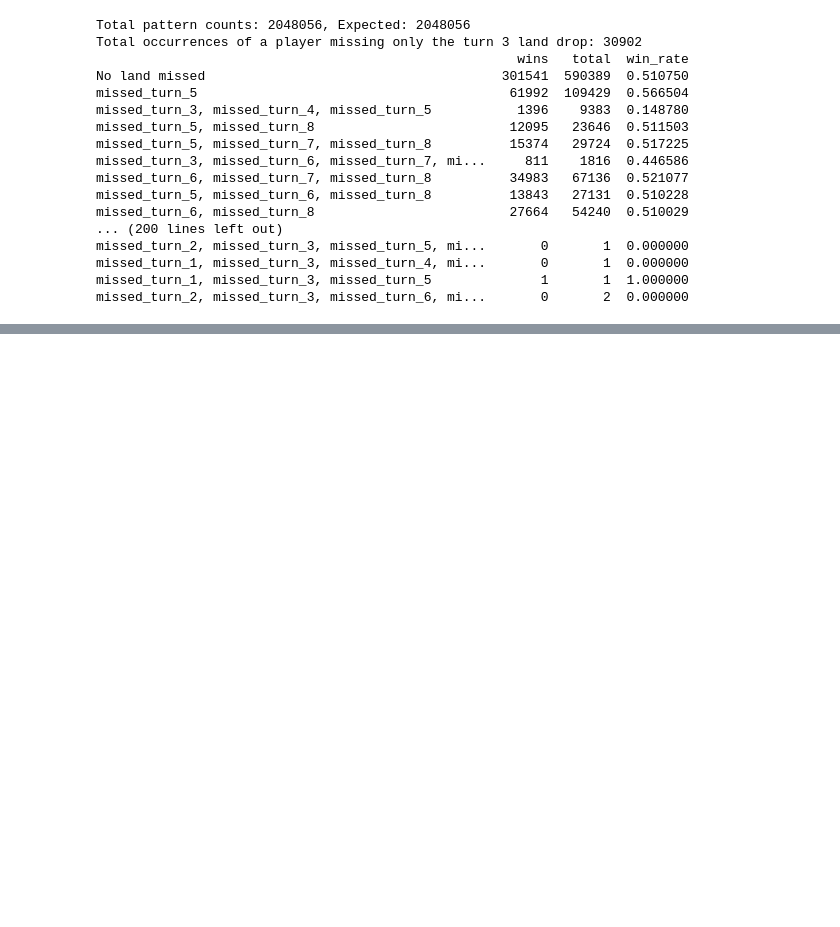
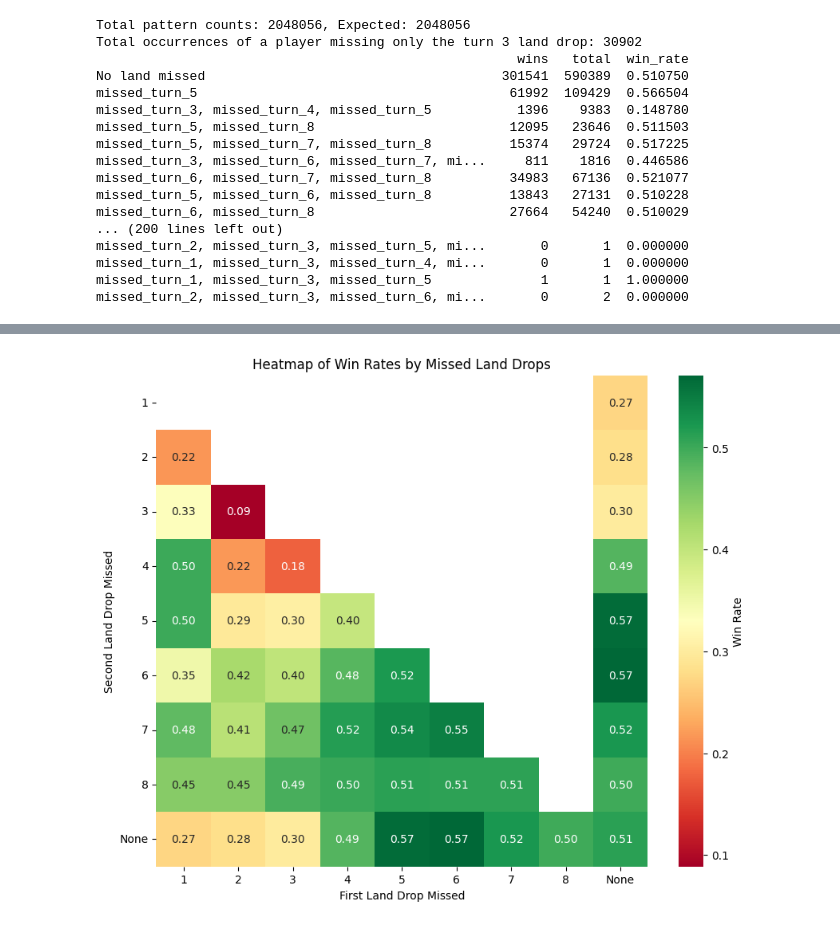
Before and after one commit to dclasky/GameTurnAnalysis, a Jupyter notebook: Part 2_Turn Specific Land Drops/Turn Specific Land Drops.ipynb, the cells around one changed output, grey strips where cells are left out. Cells and saved outputs as stored; diff of their text form; code cells hidden in the pictures; blank space fills up the shorter version.

```diff
--- a/Part 2_Turn Specific Land Drops/Turn Specific Land Drops.ipynb
+++ b/Part 2_Turn Specific Land Drops/Turn Specific Land Drops.ipynb
@@ -88,0 +110,51 @@ missed_turn_2, missed_turn_3, missed_turn_6, mi...       0       2  0.000000
+# %%
+import pandas as pd
+import numpy as np
+import seaborn as sns
+import matplotlib.pyplot as plt
+
+# Assuming results_df is your DataFrame with the win rates
+# Initialize a 9x9 grid with NaN values for the heatmap
+heatmap_data = np.full((9, 9), np.nan, dtype=float)
+
+
+# Populate the grid with win rates
+for pattern, row in results_df.iterrows():
+    # Check if the pattern is 'No land missed', which is equivalent to no missed lands
+    if pattern == 'No land missed':
+        heatmap_data[8, 8] = row['win_rate']  # Set the value for 'None' and 'None'
+    else:
+        # Extract missed turns from the pattern
+        missed_turns = [int(turn.split('_')[2]) if 'missed_turn_' in turn else 9 for turn in pattern.split(', ')]
+        missed_turns.sort()
+
+        # Assign win rate to the grid
+        if len(missed_turns) == 1:  # Only one land drop missed
+            heatmap_data[missed_turns[0]-1, 8] = row['win_rate']  # Populate the last column for this row
+            heatmap_data[8, missed_turns[0]-1] = row['win_rate']  # Populate the last row for this column
+        elif len(missed_turns) == 2:  # Two different land drops missed
+            heatmap_data[missed_turns[1]-1, missed_turns[0]-1] = row['win_rate']
+
+
+
+# Mask to hide the upper triangle, but not the last row and column
+mask = np.triu(np.ones_like(heatmap_data, dtype=bool), k=1)
+mask[8, :] = False  # Unmask the last row
+mask[:, 8] = False  # Unmask the last column
+
+# Create the heatmap
+plt.figure(figsize=(10, 8))
+ax = sns.heatmap(
+    heatmap_data, mask=mask, annot=True, cmap='RdYlGn', fmt=".2f",
+    square=True, cbar_kws={'label': 'Win Rate'}
+)
+
+# Adjust the labels for the axis
+ax.set_xticklabels([str(i) for i in range(1, 9)] + ['None'])
+ax.set_yticklabels([str(i) for i in range(1, 9)] + ['None'], rotation=0)
+ax.set_xlabel('First Land Drop Missed')
+ax.set_ylabel('Second Land Drop Missed')
+plt.title('Heatmap of Win Rates by Missed Land Drops')
+plt.show()
+# %% [output]
+[figure, added]
```
Also changed, not shown: parts of 1 cell of this notebook, 1 other file.
